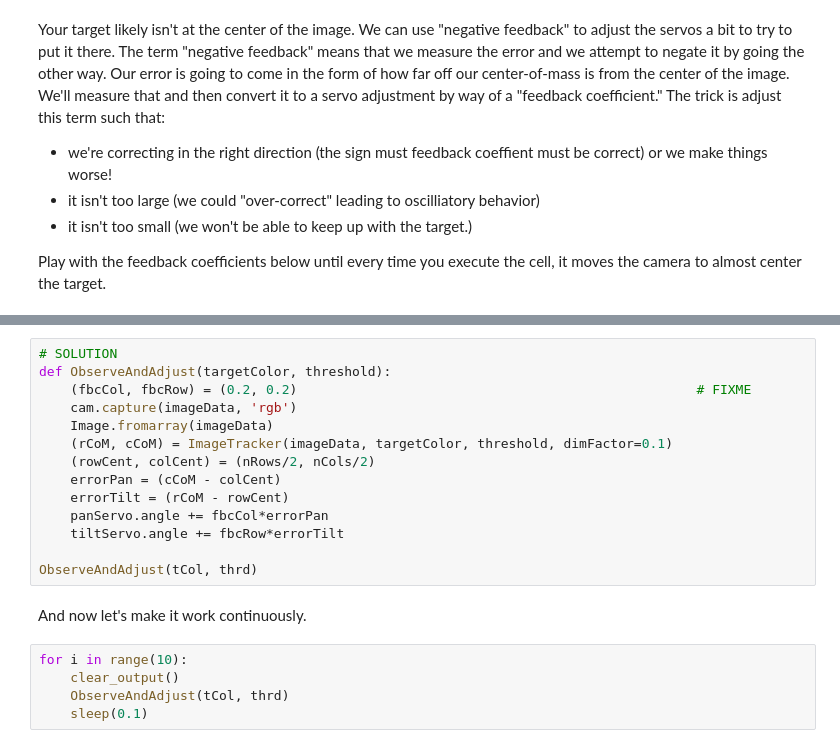
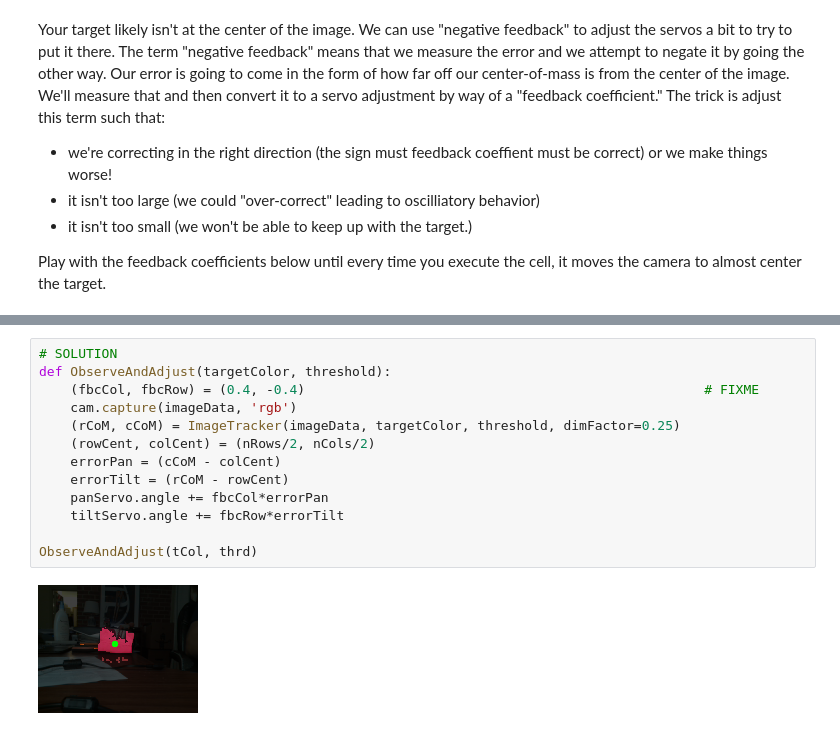
Before and after one commit to brianedw/PyVisionLab, a Jupyter notebook: labSoln.ipynb, the cells around one changed output, grey strips where cells are left out. Saved outputs shown, nothing was run; the diff lists cells and outputs as text.

```diff
--- a/labSoln.ipynb
+++ b/labSoln.ipynb
@@ -451,21 +451,15 @@ ObserveAndAdjust(tCol, thrd)
 # %%
 # SOLUTION
 def ObserveAndAdjust(targetColor, threshold):
-    (fbcCol, fbcRow) = (0.2, 0.2)                                                   # FIXME
+    (fbcCol, fbcRow) = (0.4, -0.4)                                                   # FIXME
     cam.capture(imageData, 'rgb')
-    Image.fromarray(imageData)
-    (rCoM, cCoM) = ImageTracker(imageData, targetColor, threshold, dimFactor=0.1)
+    (rCoM, cCoM) = ImageTracker(imageData, targetColor, threshold, dimFactor=0.25)
     (rowCent, colCent) = (nRows/2, nCols/2)
     errorPan = (cCoM - colCent)
     errorTilt = (rCoM - rowCent)
     panServo.angle += fbcCol*errorPan
     tiltServo.angle += fbcRow*errorTilt
 
 ObserveAndAdjust(tCol, thrd)
+# %% [output]
+[figure, added]
-# %% [markdown]
-And now let's make it work continuously.
-# %%
-for i in range(10):
-    clear_output()
-    ObserveAndAdjust(tCol, thrd)
-    sleep(0.1)
```
Also changed, not shown: parts of 22 cells of this notebook.
